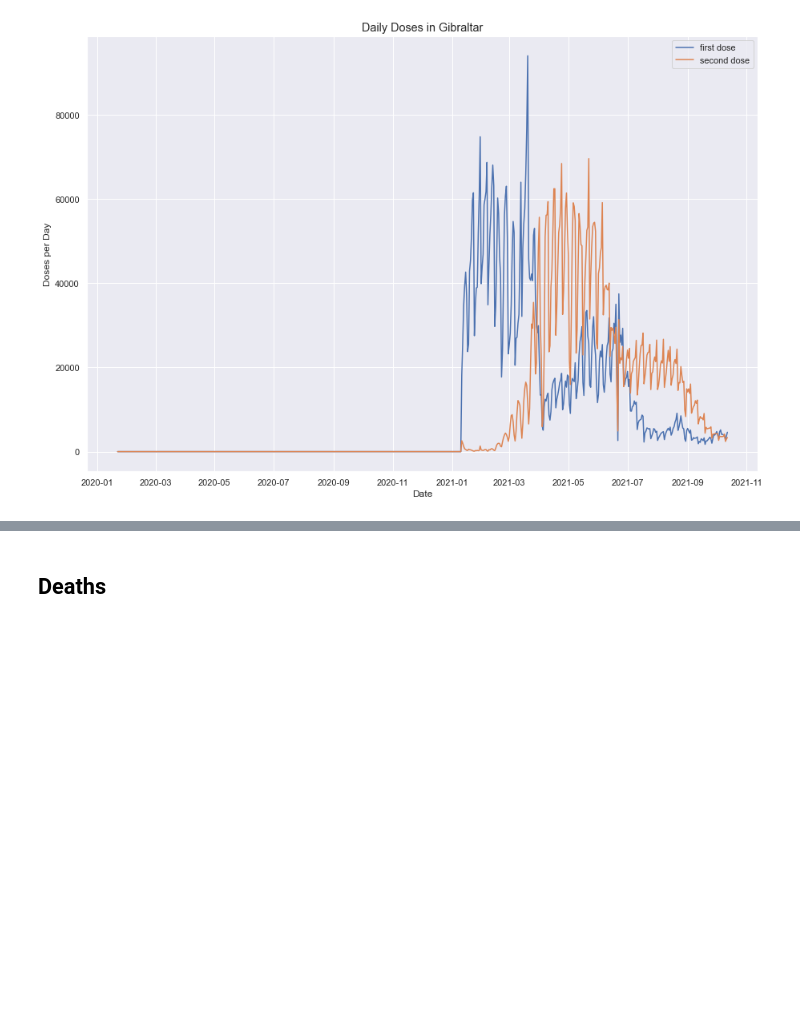
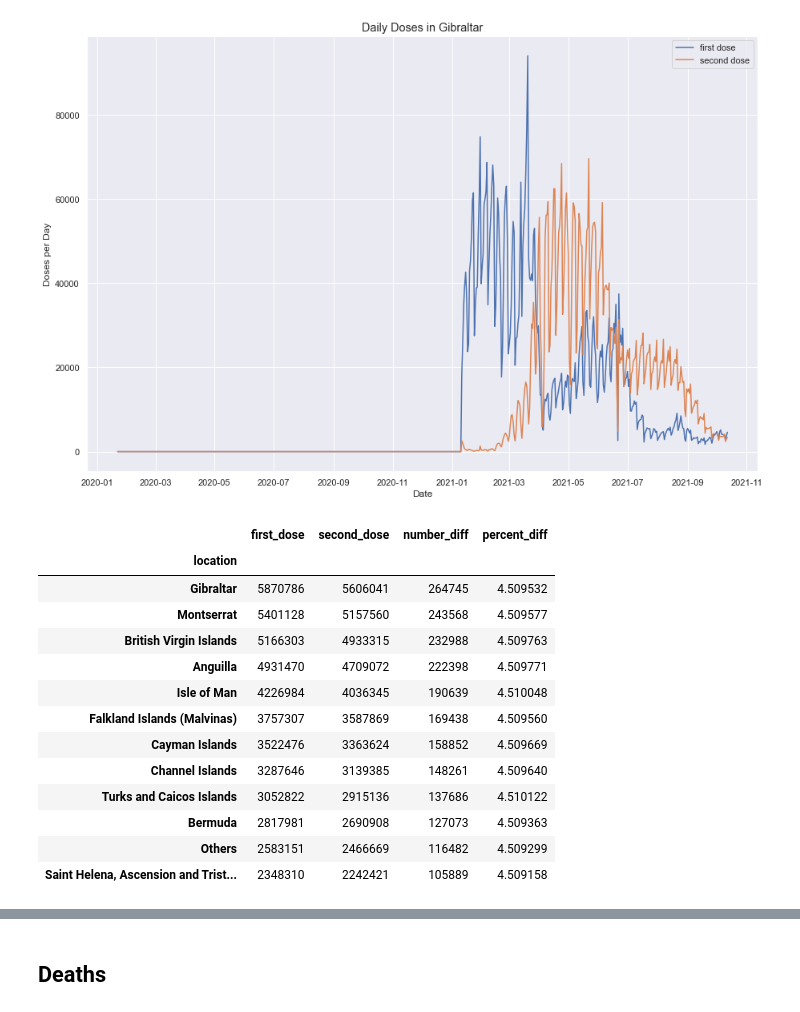
Before and after one commit to heathercodd/LSE_DA_COVID_analysis, a Jupyter notebook: LSE_DA201_assignment_notebook_Heather_Codd.ipynb, the cells around one changed output, grey strips where cells are left out. Drawn from its saved outputs; the diff is of its cells as text; code cells hidden in the pictures; blank space fills up the shorter version.

```diff
--- a/LSE_DA201_assignment_notebook_Heather_Codd.ipynb
+++ b/LSE_DA201_assignment_notebook_Heather_Codd.ipynb
@@ -415,3 +380,26 @@ plt.show()
 fig.savefig('daily_doses_gib.png')
 # %% [output]
 [figure]
+# %%
+# Investigating those with a first dose that have not had a second dose
+
+group_data = covid.groupby('location').sum()[['first_dose', 'second_dose']]
+group_data['number_diff'] = group_data['first_dose'] - group_data['second_dose']
+group_data['percent_diff'] = (group_data['number_diff']/group_data['first_dose'])*100
+group_data = group_data.sort_values('number_diff', ascending=False)
+group_data
+# %% [output]
+|  | first_dose | second_dose | number_diff | percent_diff |
+| location |  |  |  |  |
+| Gibraltar | 5870786 | 5606041 | 264745 | 4.509532 |
+| Montserrat | 5401128 | 5157560 | 243568 | 4.509577 |
+| British Virgin Islands | 5166303 | 4933315 | 232988 | 4.509763 |
+| Anguilla | 4931470 | 4709072 | 222398 | 4.509771 |
+| Isle of Man | 4226984 | 4036345 | 190639 | 4.510048 |
+| Falkland Islands (Malvinas) | 3757307 | 3587869 | 169438 | 4.509560 |
+| Cayman Islands | 3522476 | 3363624 | 158852 | 4.509669 |
+| Channel Islands | 3287646 | 3139385 | 148261 | 4.509640 |
+| Turks and Caicos Islands | 3052822 | 2915136 | 137686 | 4.510122 |
+| Bermuda | 2817981 | 2690908 | 127073 | 4.509363 |
+| Others | 2583151 | 2466669 | 116482 | 4.509299 |
+| Saint Helena, Ascension and Trist... | 2348310 | 2242421 | 105889 | 4.509158 |
```
Also changed, not shown: parts of 43 cells of this notebook.
